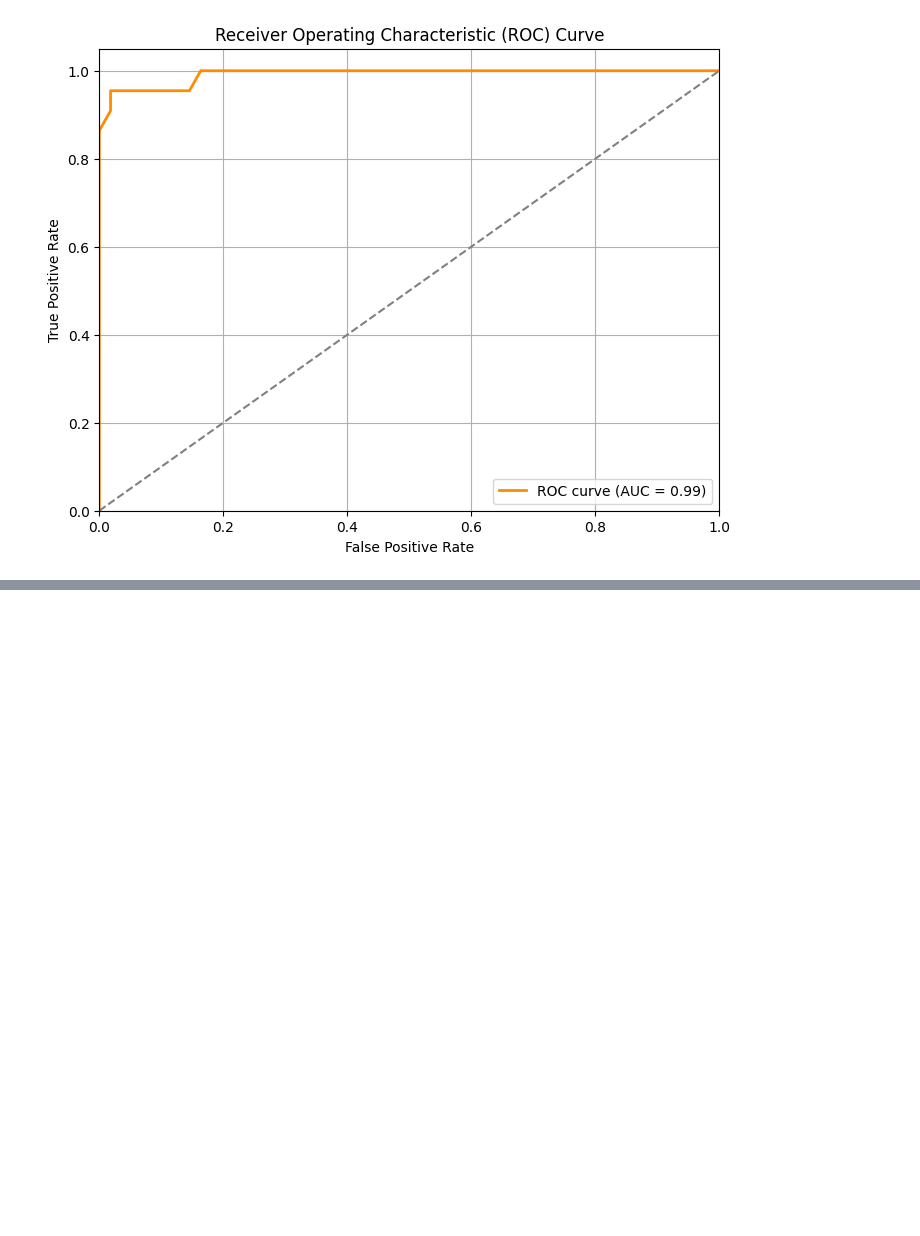
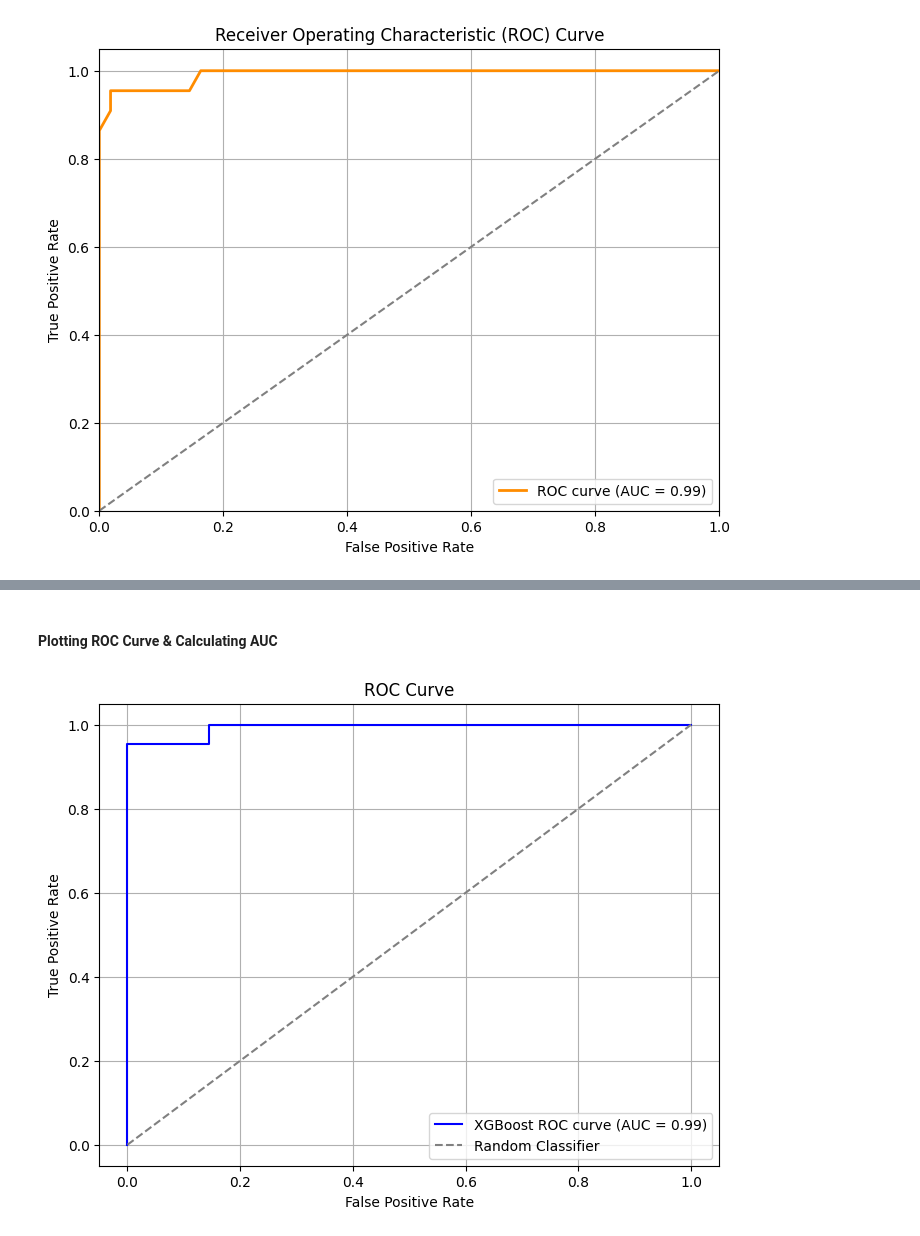
Before and after one commit to maishatabassum932/Thyroid-Diseases-Detection, a Jupyter notebook: Thyroid_prediction.ipynb, the cells around one changed output, grey strips where cells are left out. Drawn from its saved outputs; the diff is of its cells as text; code cells hidden in the pictures; blank space fills up the shorter version.

```diff
--- a/Thyroid_prediction.ipynb
+++ b/Thyroid_prediction.ipynb
@@ -332,0 +391,25 @@ plt.show()
+# %% [markdown]
+#### Plotting ROC Curve & Calculating AUC
+# %%
+
+# Predict probabilities for the positive class (recurred=1)
+y_probs = xgb_model.predict_proba(X_test)[:, 1]
+
+# Calculate false positive rate and true positive rate
+fpr, tpr, thresholds = roc_curve(y_test, y_probs)
+
+# Calculate AUC score
+auc_score = roc_auc_score(y_test, y_probs)
+
+# Plot ROC curve
+plt.figure(figsize=(8, 6))
+plt.plot(fpr, tpr, color='blue', label=f'XGBoost ROC curve (AUC = {auc_score:.2f})')
+plt.plot([0, 1], [0, 1], color='gray', linestyle='--', label='Random Classifier')
+plt.xlabel('False Positive Rate')
+plt.ylabel('True Positive Rate')
+plt.title('ROC Curve')
+plt.legend(loc='lower right')
+plt.grid(True)
+plt.show()
+# %% [output]
+[figure, added]
```
Also changed, not shown: parts of 8 cells of this notebook.
